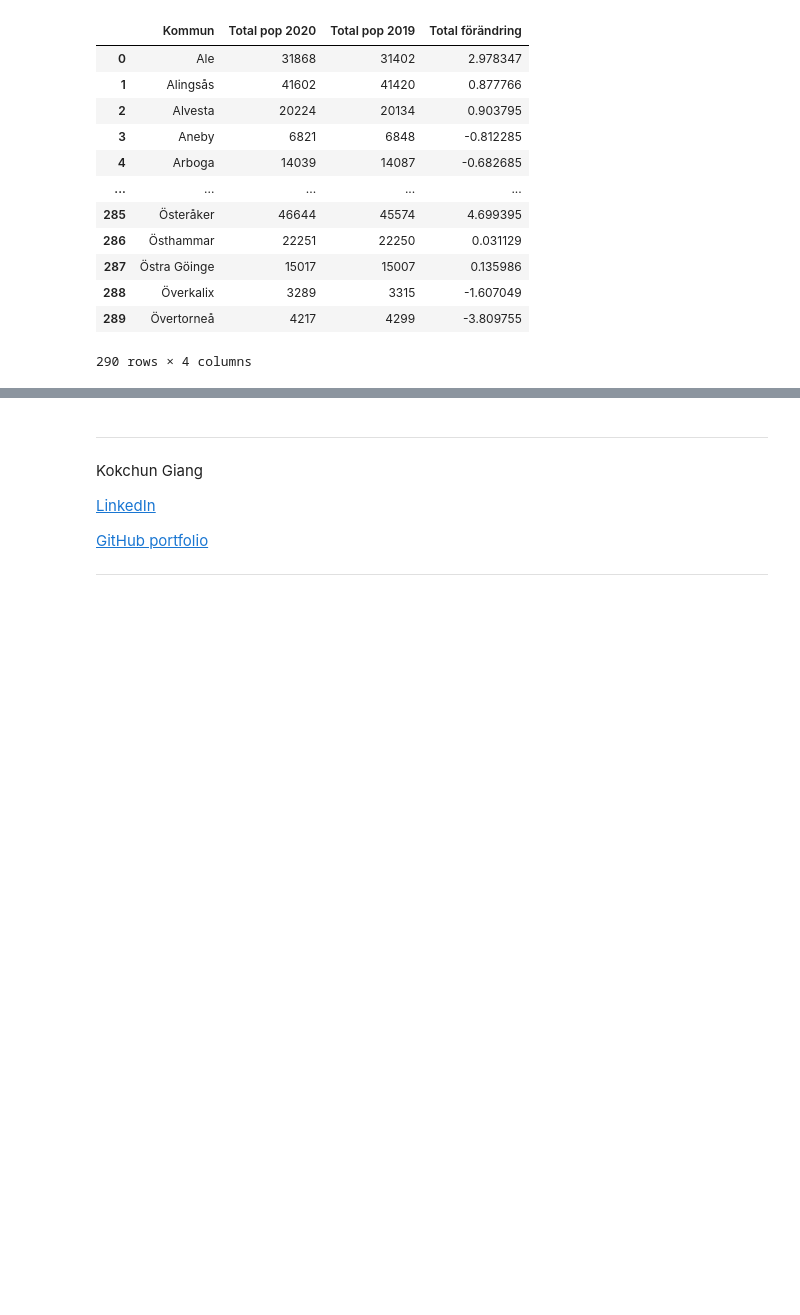
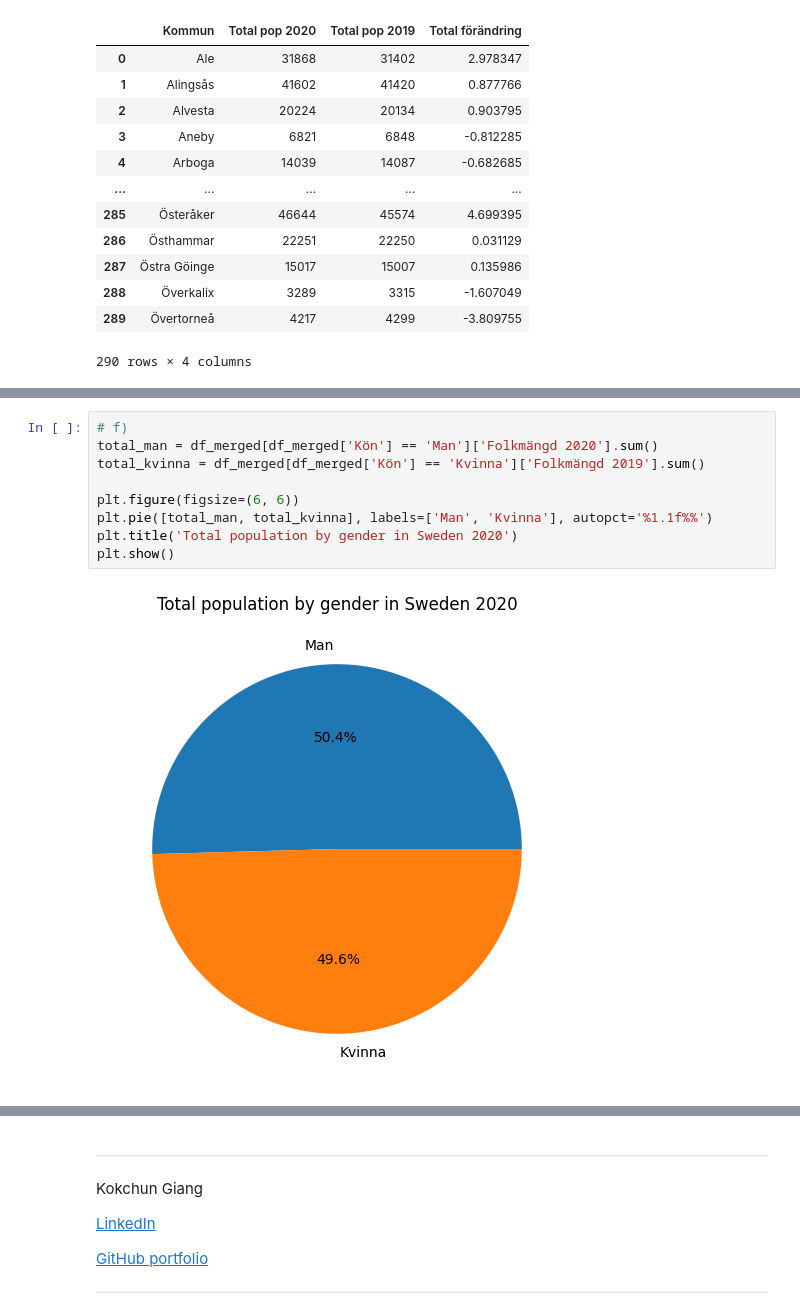
Before and after one commit to LucasZFriborg/Databehandling-Lucas-ZachauFriborg, a Jupyter notebook: Exercises/E00_pandas_basic_syntax.ipynb, the cells around one changed output, grey strips where cells are left out. Drawn from its saved outputs; the diff is of its cells as text; blank space fills up the shorter version.

```diff
--- a/Exercises/E00_pandas_basic_syntax.ipynb
+++ b/Exercises/E00_pandas_basic_syntax.ipynb
@@ -596,0 +640,11 @@ df
+# %%
+# f)
+total_man = df_merged[df_merged['Kön'] == 'Man']['Folkmängd 2020'].sum()
+total_kvinna = df_merged[df_merged['Kön'] == 'Kvinna']['Folkmängd 2019'].sum()
+
+plt.figure(figsize=(6, 6))
+plt.pie([total_man, total_kvinna], labels=['Man', 'Kvinna'], autopct='%1.1f%%')
+plt.title('Total population by gender in Sweden 2020')
+plt.show()
+# %% [output]
+[figure, added]
```
Also changed, not shown: parts of 4 cells of this notebook.
